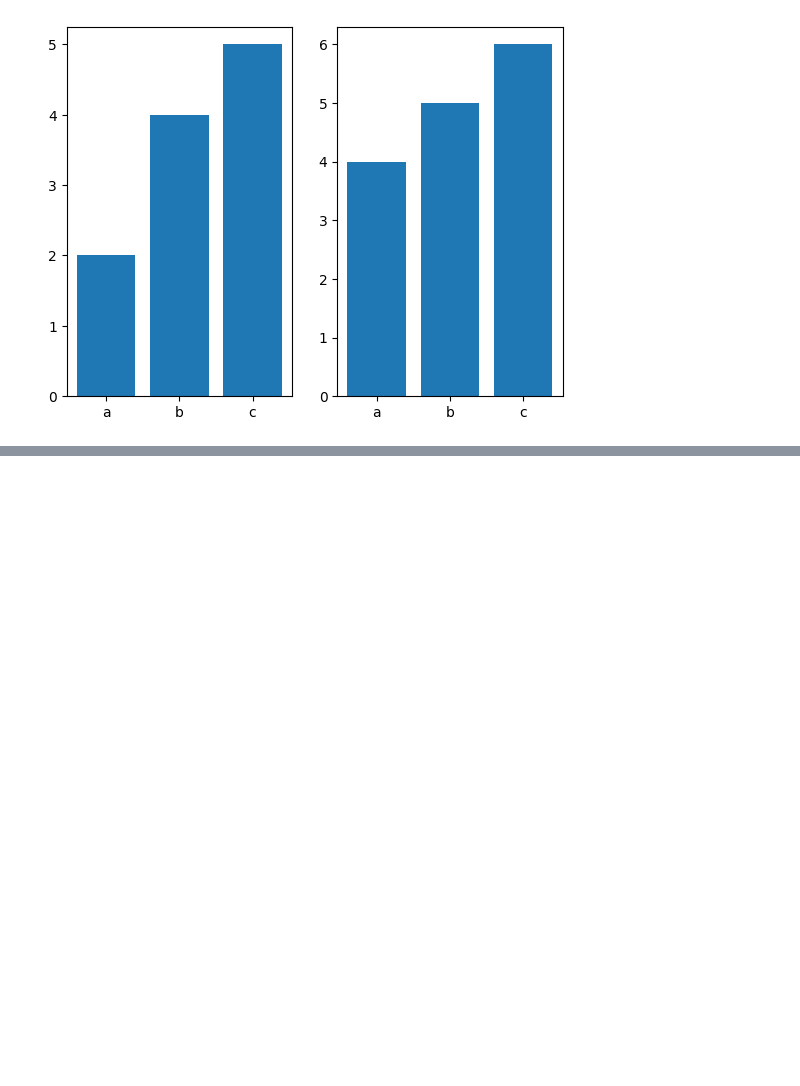
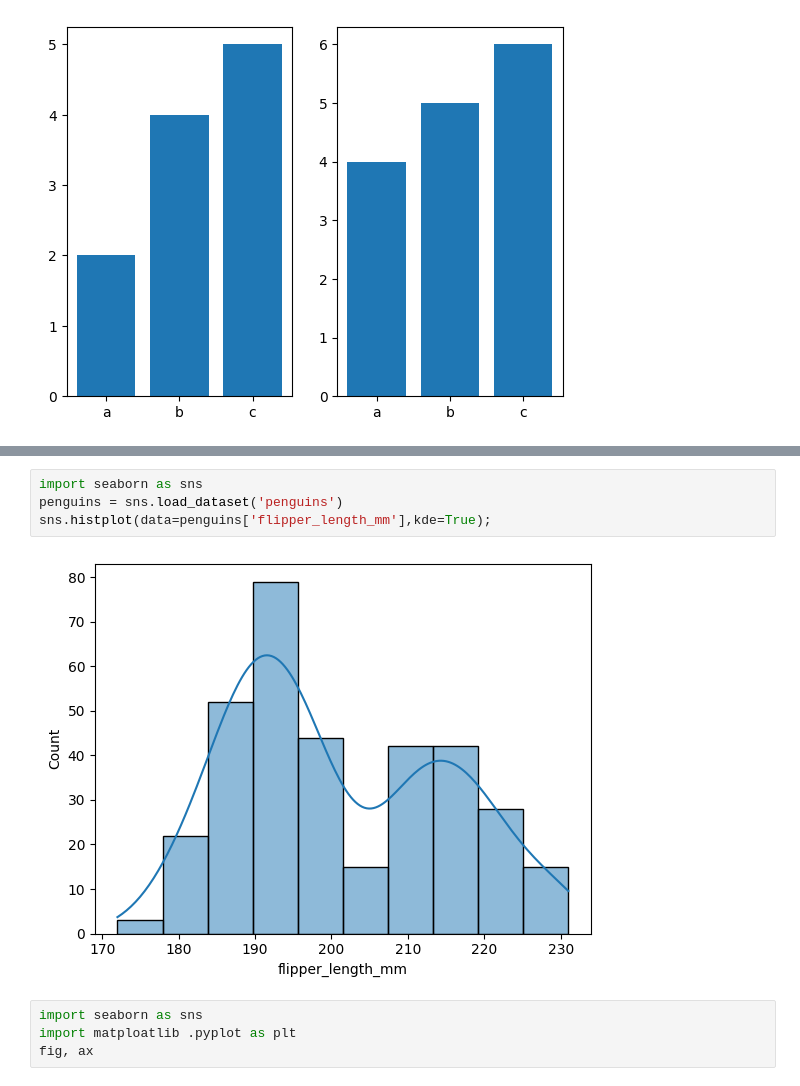
Before and after one commit to kanan110205/iti-tiwari, a Jupyter notebook: sunstone.ipynb, the cells around one changed output, grey strips where cells are left out. Saved outputs shown, nothing was run; the diff lists cells and outputs as text; blank space fills up the shorter version.

```diff
--- a/sunstone.ipynb
+++ b/sunstone.ipynb
@@ -565,0 +616,10 @@ plt.show
+# %%
+import seaborn as sns
+penguins = sns.load_dataset('penguins')
+sns.histplot(data=penguins['flipper_length_mm'],kde=True);
+# %% [output]
+[figure, added]
+# %%
+import seaborn as sns
+import matploatlib .pyplot as plt
+fig, ax
```
Also changed, not shown: parts of 4 cells of this notebook.
